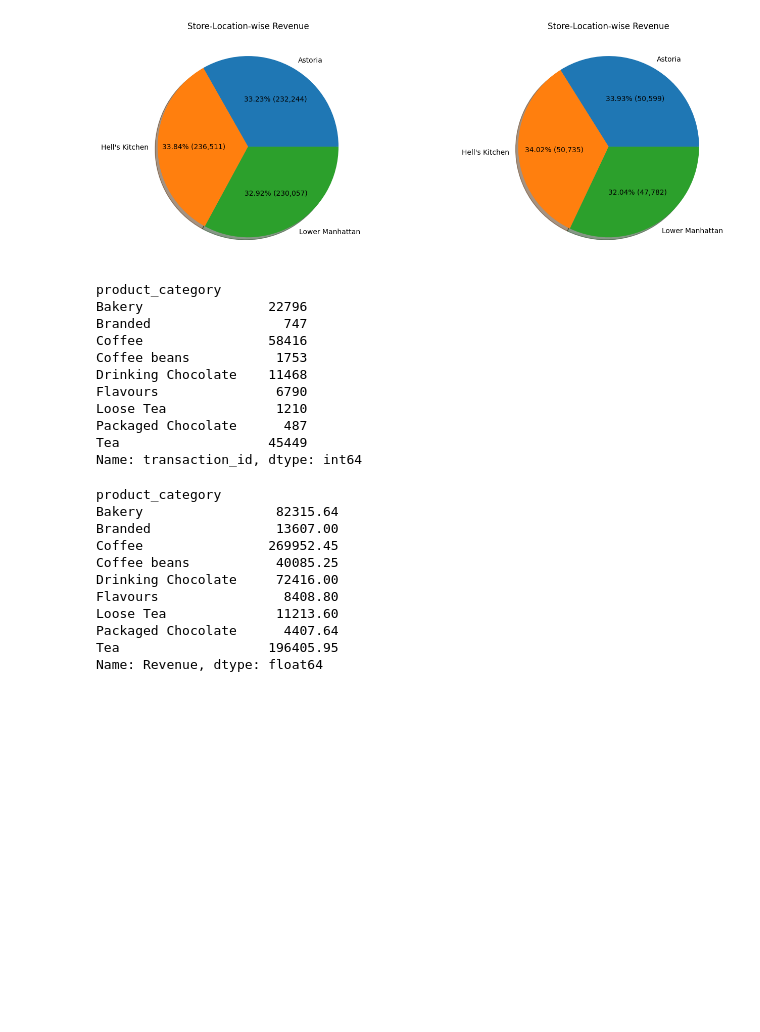
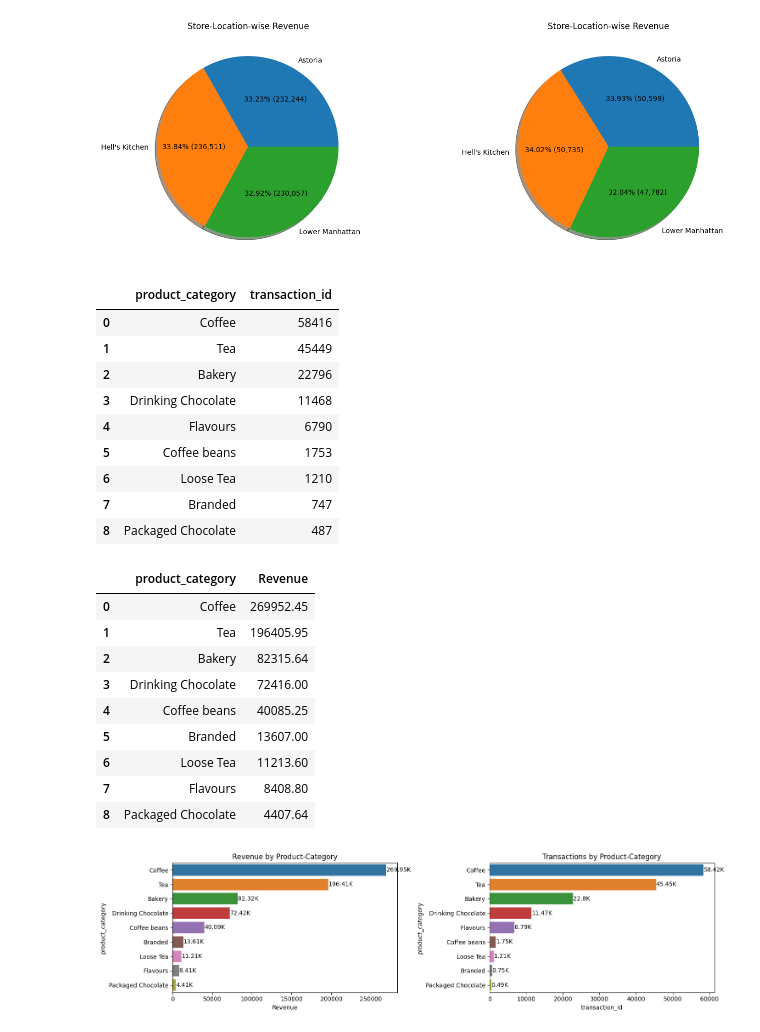
Before and after one commit to Akshay-Paunikar/Maven_Analytics_Challenges, a Jupyter notebook: Projects/Coffee_Shop_Sales/Coffee_Shop_Sales.ipynb, the cells around one changed output. Cells and saved outputs as stored; diff of their text form; code cells hidden in the pictures; blank space fills up the shorter version.

Commit message:
Coffee Shop Sales - Revenue and Transactions by Product Category

```diff
--- a/Projects/Coffee_Shop_Sales/Coffee_Shop_Sales.ipynb
+++ b/Projects/Coffee_Shop_Sales/Coffee_Shop_Sales.ipynb
@@ -232,31 +232,56 @@ plt.show()
 [figure]
 # %%
 # Transactions by Product-Category
-data.groupby(['product_category'])['transaction_id'].count()
+prod_cat_tran = data.groupby(['product_category'])['transaction_id'].count().sort_values(ascending=False).reset_index()
+prod_cat_tran
 # %% [output]
-product_category
-Bakery                22796
-Branded                 747
-Coffee                58416
-Coffee beans           1753
-Drinking Chocolate    11468
-Flavours               6790
-Loose Tea              1210
-Packaged Chocolate      487
-Tea                   45449
-Name: transaction_id, dtype: int64
+|  | product_category | transaction_id |
+| 0 | Coffee | 58416 |
+| 1 | Tea | 45449 |
+| 2 | Bakery | 22796 |
+| 3 | Drinking Chocolate | 11468 |
+| 4 | Flavours | 6790 |
+| 5 | Coffee beans | 1753 |
+| 6 | Loose Tea | 1210 |
+| 7 | Branded | 747 |
+| 8 | Packaged Chocolate | 487 |
 # %%
 # Revenue by Product-Category
-data.groupby(['product_category'])['Revenue'].sum()
+prod_cat_rev = data.groupby(['product_category'])['Revenue'].sum().sort_values(ascending=False).reset_index()
+prod_cat_rev
 # %% [output]
-product_category
-Bakery                 82315.64
-Branded                13607.00
-Coffee                269952.45
-Coffee beans           40085.25
-Drinking Chocolate     72416.00
-Flavours                8408.80
-Loose Tea              11213.60
-Packaged Chocolate      4407.64
-Tea                   196405.95
-Name: Revenue, dtype: float64
+|  | product_category | Revenue |
+| 0 | Coffee | 269952.45 |
+| 1 | Tea | 196405.95 |
+| 2 | Bakery | 82315.64 |
+| 3 | Drinking Chocolate | 72416.00 |
+| 4 | Coffee beans | 40085.25 |
+| 5 | Branded | 13607.00 |
+| 6 | Loose Tea | 11213.60 |
+| 7 | Flavours | 8408.80 |
+| 8 | Packaged Chocolate | 4407.64 |
+# %%
+plt.figure(figsize=(15,4))
+
+# Revenue by Product-Category
+
+ax1 = plt.subplot2grid((1,2), (0,0))
+
+sns.barplot(data=prod_cat_rev, x='Revenue', y='product_category', ci=None, estimator=np.sum, dodge=False, ax=ax1)
+for container in ax1.containers:
+    ax1.bar_label(container, labels=[f'{round(float(val/1000),2)}K' for val in container.datavalues])
+plt.title("Revenue by Product-Category")
+
+# Transactions by Product-Category
+
+ax2 = plt.subplot2grid((1,2), (0,1))
+
+sns.barplot(data=prod_cat_tran, x='transaction_id', y='product_category', ci=None, dodge=False, ax=ax2)
+for container in ax2.containers:
+    ax2.bar_label(container, labels=[f'{round(float(val/1000),2)}K' for val in container.datavalues])
+plt.title("Transactions by Product-Category")
+
+plt.tight_layout()
+plt.show()
+# %% [output]
+[figure, added]
```
